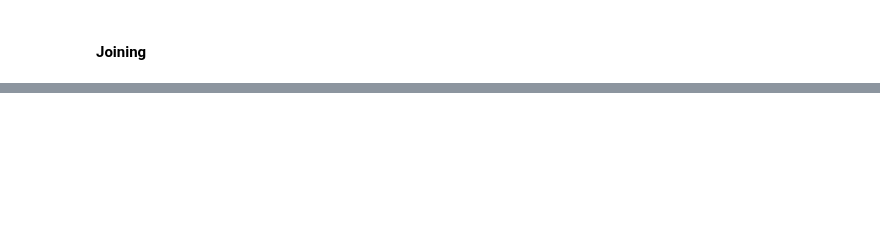
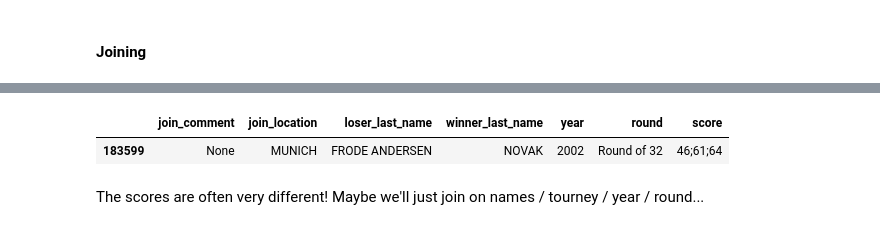
Before and after one commit to siddjagadish/tennis_new, a Jupyter notebook: tennis_new/notebooks/odds_joining/odds_joining_by_year.ipynb, the cells around one changed output, grey strips where cells are left out. Saved outputs shown, nothing was run; the diff lists cells and outputs as text; code cells hidden in the pictures; blank space fills up the shorter version.

```diff
--- a/tennis_new/notebooks/odds_joining/odds_joining_by_year.ipynb
+++ b/tennis_new/notebooks/odds_joining/odds_joining_by_year.ipynb
@@ -366,4 +423,4 @@ missing_locs.value_counts()
 # %% [markdown]
 #### Joining
 # %%
-odds_df['odds_match_id'] = range(odds_df.shape[0])
+all_odds['odds_match_id'] = range(all_odds.shape[0])
@@ -373,5 +428,8 @@ jd_2018 = jd[jd['year'] == 2018].copy()
 join_cols = sorted([
     'winner_last_name',
     'loser_last_name',
-    'tourney_title'
-] + score_cols)
+    'join_location',
+    'year',
+    'join_comment'
+])
+join_cols
@@ -377,0 +442,7 @@ join_cols = sorted([
+# %%
+merged = pd.merge(
+    all_odds,
+    jd,
+    on=join_cols,
+    how='left'
+)
@@ -377,0 +465,4 @@ join_cols = sorted([
+# %%
+# Look into the missing data by location and year -- are certain tournaments missing as a whole?
+missing = merged[merged['match_id'].isnull()]
+missing.groupby(['join_location', 'year']).size()
@@ -377,0 +487,25 @@ join_cols = sorted([
+# %%
+def find_jd_case(
+    case,
+    winner_last_name=True,
+    loser_last_name=True,
+    location=True,
+    year=True
+):
+    conditions = True
+    if winner_last_name:
+        conditions = conditions & (jd['winner_last_name'] == case['winner_last_name'])
+    if loser_last_name:
+        conditions = conditions & (jd['loser_last_name'] == case['loser_last_name'])
+    if location:
+        conditions = conditions & (jd['join_location'] == case['join_location'])
+    if year:
+        conditions = conditions & (jd['year'] == case['year'])
+    return jd[conditions][join_cols + ['round', 'score']]
+
+find_jd_case(missing.loc[1063], location=True, year=True, winner_last_name=True, loser_last_name=False)
+# %% [output]
+|  | join_comment | join_location | loser_last_name | winner_last_name | year | round | score |
+| 183599 | None | MUNICH | FRODE ANDERSEN | NOVAK | 2002 | Round of 32 | 46;61;64 |
+# %% [markdown]
+The scores are often very different!  Maybe we'll just join on names / tourney / year / round...
```
Also changed, not shown: parts of 46 cells of this notebook, 2 other files.
